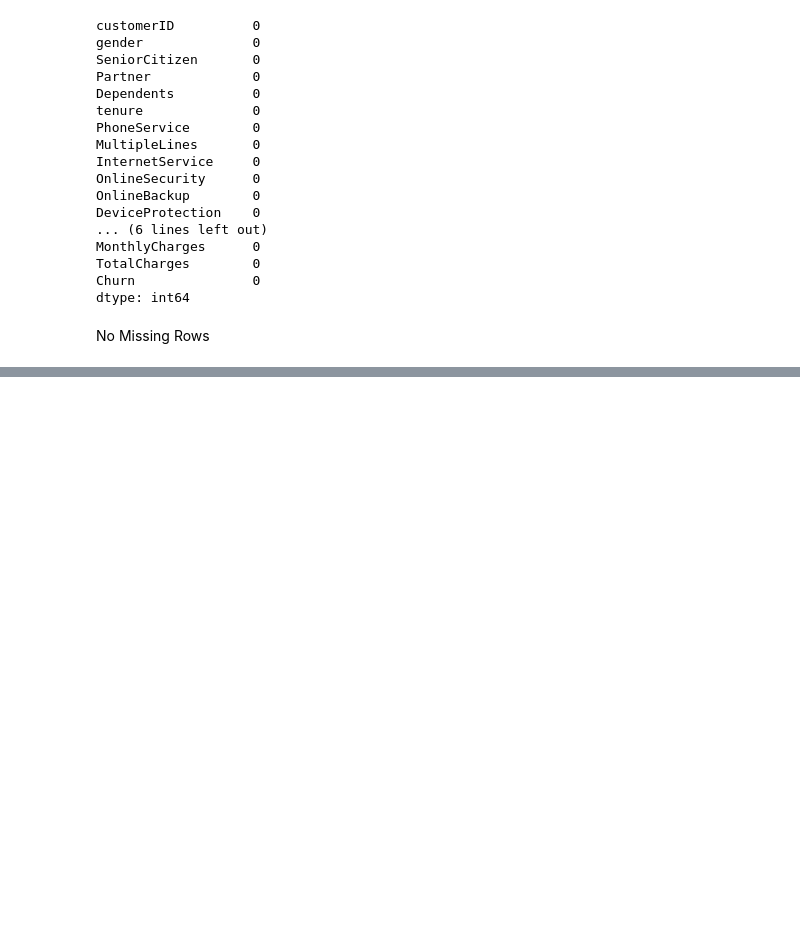
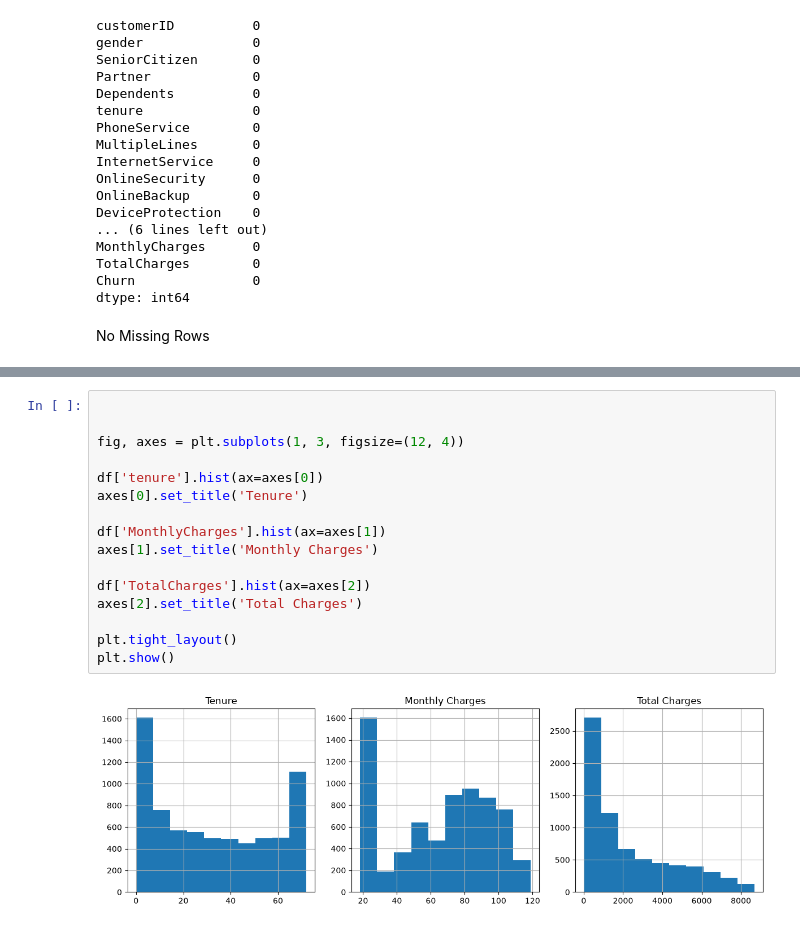
Before and after one commit to keeganprunty/telco-churn-analysis, a Jupyter notebook: telco_customer_analysis.ipynb, the cells around one changed output, grey strips where cells are left out. Saved outputs shown, nothing was run; the diff lists cells and outputs as text; blank space fills up the shorter version.

```diff
--- a/telco_customer_analysis.ipynb
+++ b/telco_customer_analysis.ipynb
@@ -78,0 +91,18 @@ No Missing Rows
+# %%
+
+
+fig, axes = plt.subplots(1, 3, figsize=(12, 4))
+
+df['tenure'].hist(ax=axes[0])
+axes[0].set_title('Tenure')
+
+df['MonthlyCharges'].hist(ax=axes[1])
+axes[1].set_title('Monthly Charges')
+
+df['TotalCharges'].hist(ax=axes[2])
+axes[2].set_title('Total Charges')
+
+plt.tight_layout()
+plt.show()
+# %% [output]
+[figure, added]
```
Also changed, not shown: parts of 8 cells of this notebook.
